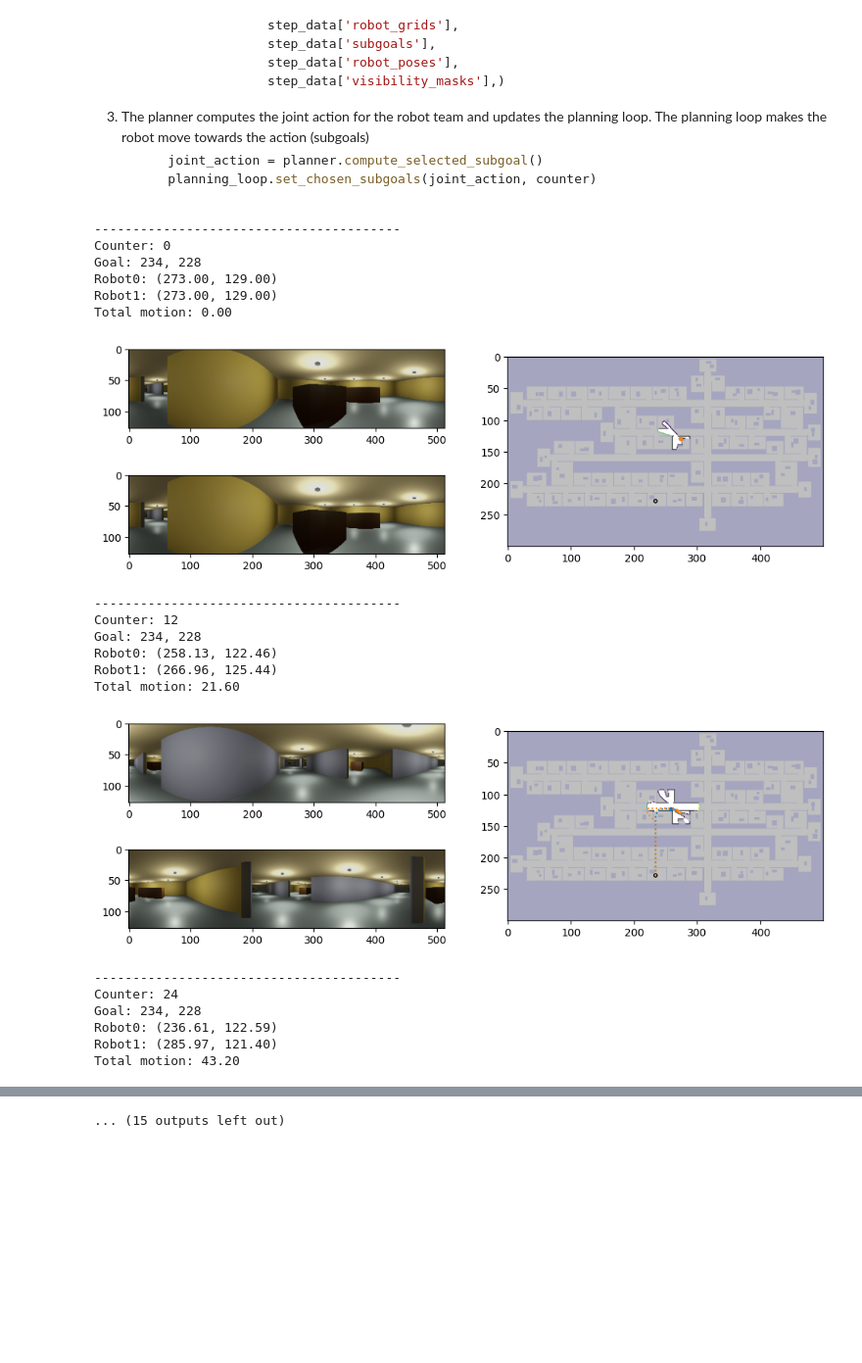
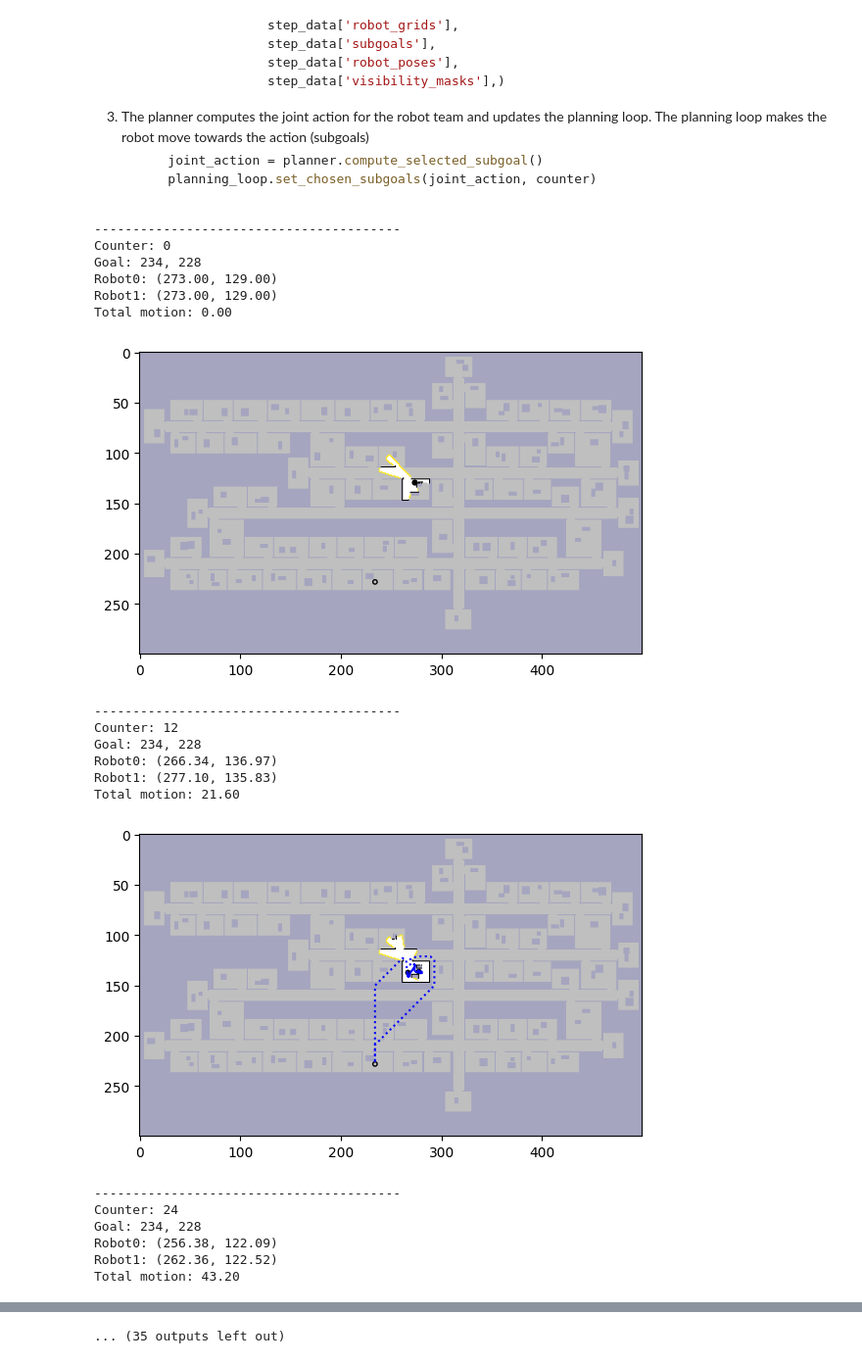
Before and after one commit to RAIL-group/RAIL-lsp-dev, a Jupyter notebook: resources/notebooks/MR-LSP.ipynb, the cells around one changed output, grey strips where cells are left out. Shown: that part at 98% size. Drawn from its saved outputs; the diff is of its cells as text; code cells hidden in the pictures; blank space fills up the shorter version.

Commit message:
remove world for the optimistic planner to work

````diff
--- a/resources/notebooks/MR-LSP.ipynb
+++ b/resources/notebooks/MR-LSP.ipynb
@@ -76,8 +76,8 @@ robot_team = mrlsp.utils.utility.get_robot_team(num_robots=args.num_robots,
                                                 map_data=map_data)
 
 # Initialize planner
-planner = mrlsp.planners.MRLearnedSubgoalPlanner(robot_team, goal_poses, args)
-# planner = mrlsp.planners.MROptimisticPlanner(robot_team, goal_poses, args)
+# planner = mrlsp.planners.MRLearnedSubgoalPlanner(robot_team, goal_poses, args)
+planner = mrlsp.planners.MROptimisticPlanner(robot_team, goal_poses, args)
 # %% [markdown]
 ### The visual simulator and the planning loop
 Learn more about the visual simulator here: ([link](https://github.com/RAIL-group/RAIL-group-software/blob/main/resources/notebooks/RAIL-onboarding-02-visual-simulator.ipynb)). Basically, the lines below are responsible for taking the known_map occupancy grid and setting up a simulated environment using unity game engine. `Simulator` is responsible for simulating laser scan from the robot's position, getting image from robot's panoramic camera and so on.
@@ -126,24 +126,24 @@ The planning loop (`mrlsp.planners.MRPlanningLoop`) is responsible to make get o
    ```
 # %%
 # Instantiate the simulated environment
-world = environments.simulated.OccupancyGridWorld(
-        known_map,
-        map_data,
-        num_breadcrumb_elements=args.num_breadcrumb_elements,
-        min_breadcrumb_signed_distance=4.0 * args.base_resolution)
+# world = environments.simulated.OccupancyGridWorld(
+#         known_map,
+#         map_data,
+#         num_breadcrumb_elements=args.num_breadcrumb_elements,
+#         min_breadcrumb_signed_distance=4.0 * args.base_resolution)
 
-builder = environments.simulated.WorldBuildingUnityBridge
-with builder(args.unity_path) as unity_bridge:
-    unity_bridge.make_world(world)
+# builder = environments.simulated.WorldBuildingUnityBridge
+# with builder(args.unity_path) as unity_bridge:
+#     unity_bridge.make_world(world)
+if True:
     simulator = lsp.simulators.Simulator(known_map,
                                          goal,
                                          args,
-                                         unity_bridge=unity_bridge,
-                                         world=world,
+                                         unity_bridge=None,
+                                         world=None,
                                          verbose=False)
     # set the inflation radius
     simulator.frontier_grouping_inflation_radius = simulator.inflation_radius
-
 
     planning_loop = mrlsp.planners.MRPlanningLoop(goal_poses,
                                                   known_map,
@@ -156,53 +156,69 @@ with builder(args.unity_path) as unity_bridge:
         planner.update({'images': step_data['images']},
                         step_data['robot_grids'],
                         step_data['subgoals'],
                         step_data['robot_poses'],
                         step_data['visibility_masks'],)
         joint_action = planner.compute_selected_subgoal()
         planning_loop.set_chosen_subgoals(joint_action, counter)
 
         # Print and plot in every 12 steps
         if counter % 12 == 0:
             # printing
             print('----------------------------------------')
             print(f'Counter: {counter}')
             print(f'Goal: {goal.x}, {goal.y}')
             for i, robot in enumerate(robot_team):
                 print(f'Robot{i}: ({robot.pose.x:.2f}, {robot.pose.y:.2f})')
             print(f'Total motion: {robot_team[0].net_motion:.2f}')
 
             # plotting
             plt.ion()
             plt.figure(1, figsize=(12, 4))
             plt.clf()
-            mrlsp.utils.plotting.visualize_robots(args=args,
-                                                  robots=robot_team,
-                                                  observed_map=planner.observed_map,
-                                                  pano_images=step_data['images'],
-                                                  subgoals=planner.subgoals,
-                                                  goal_pose=goal,
-                                                  paths=planning_loop.paths,
-                                                  known_map=known_map,
-                                                  timestamp=counter)
+            # mrlsp.utils.plotting.visualize_robots(args=args,
+            #                                       robots=robot_team,
+            #                                       observed_map=planner.observed_map,
+            #                                       pano_images=None,
+            #                                       subgoals=planner.subgoals,
+            #                                       goal_pose=goal,
+            #                                       paths=planning_loop.paths,
+            #                                       known_map=known_map,
+            #                                       timestamp=counter)
+            # plt.show()
+            goal_pose=goal
+            robots=robot_team
+            subgoals=planner.subgoals
+            observed_map=planner.observed_map
+            paths=planning_loop.paths
+            ax = plt.gca()
+            mrlsp.utils.plotting.plot_grid_with_frontiers(ax, observed_map, known_map, subgoals)
+            mrlsp.utils.plotting.plot_pose(ax, goal_pose, filled=False)
+
+            for i in range(args.num_robots):
+                mrlsp.utils.plotting.plot_pose(ax, robots[i].pose)
+                mrlsp.utils.plotting.plot_pose_path(ax, robots[i].all_poses)
+                if paths[i] is not None:
+                    mrlsp.utils.plotting.plot_path(ax, paths[i])
+
             plt.show()
 # %% [output]
 ----------------------------------------
 Counter: 0
 Goal: 234, 228
 Robot0: (273.00, 129.00)
 Robot1: (273.00, 129.00)
 Total motion: 0.00
-[figure, old version]
+[figure, new version]
 ----------------------------------------
 Counter: 12
 Goal: 234, 228
-Robot0: (258.13, 122.46)
-Robot1: (266.96, 125.44)
+Robot0: (266.34, 136.97)
+Robot1: (277.10, 135.83)
 Total motion: 21.60
-[figure, old version]
+[figure, new version]
 ----------------------------------------
 Counter: 24
 Goal: 234, 228
-Robot0: (236.61, 122.59)
-Robot1: (285.97, 121.40)
+Robot0: (256.38, 122.09)
+Robot1: (262.36, 122.52)
 Total motion: 43.20
@@ -231 +247 @@ Total motion: 108.00
-... (15 outputs left out)
+... (35 outputs left out)
````
Also changed, not shown: parts of 1 cell of this notebook.
